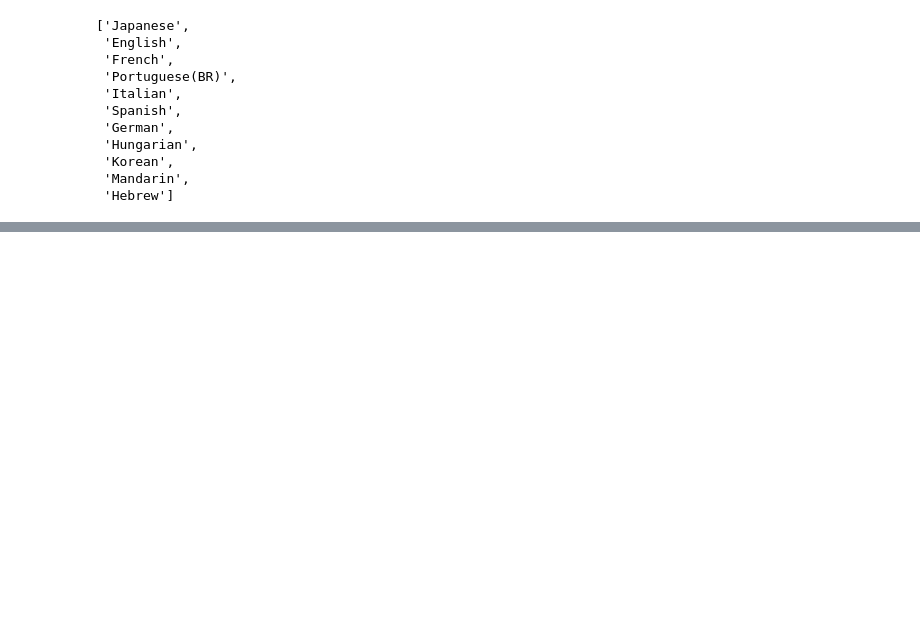
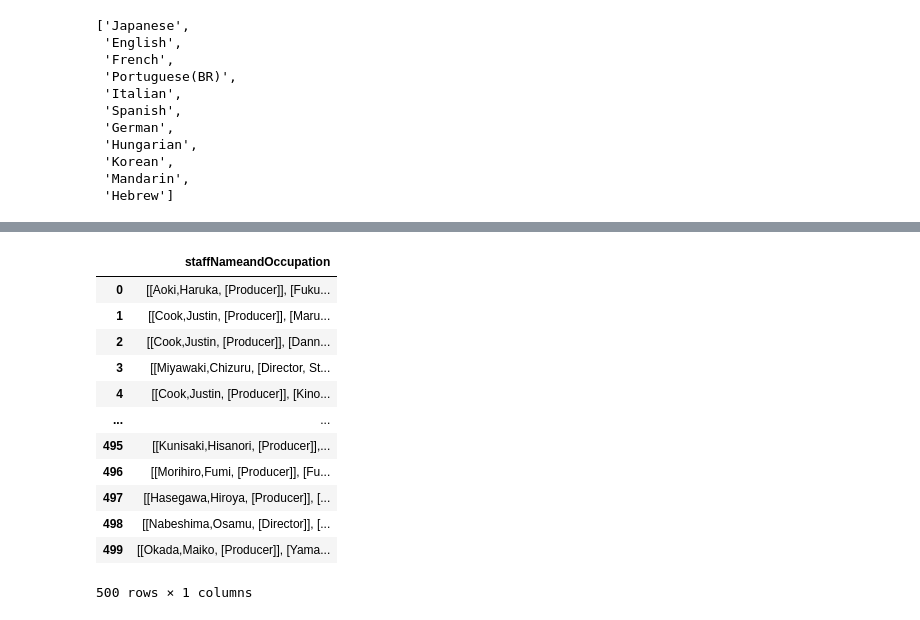
Before and after one commit to rborgesr/web_scraping, a Jupyter notebook: limpezadados.ipynb, the cells around one changed output, grey strips where cells are left out. Cells and saved outputs as stored; diff of their text form; code cells hidden in the pictures; blank space fills up the shorter version.

```diff
--- a/limpezadados.ipynb
+++ b/limpezadados.ipynb
@@ -412,3 +412,36 @@ staffNnO = pd.DataFrame(df["staffNameandOccupation"])
 # Limpeza dos dados
 for index, data in enumerate(staffNnO["staffNameandOccupation"]):
     staffNnO["staffNameandOccupation"][index] = staffNnO["staffNameandOccupation"][index].replace("[[", "[")
+    staffNnO["staffNameandOccupation"][index] = staffNnO["staffNameandOccupation"][index].replace("]]", "]")
+    staffNnO["staffNameandOccupation"][index] = staffNnO["staffNameandOccupation"][index].replace("[\'", "")
+    staffNnO["staffNameandOccupation"][index] = staffNnO["staffNameandOccupation"][index].replace("\'", "")
+    staffNnO["staffNameandOccupation"][index] = staffNnO["staffNameandOccupation"][index].replace("], ", ";")
+    staffNnO["staffNameandOccupation"][index] = staffNnO["staffNameandOccupation"][index].replace("]", "")
+# %%
+#Fazer split com base no indice
+for index, data in enumerate(staffNnO["staffNameandOccupation"]):
+    staffNnO["staffNameandOccupation"][index] = staffNnO["staffNameandOccupation"][index].split(";")
+    for i, info in enumerate(staffNnO["staffNameandOccupation"][index]):
+        staffNnO["staffNameandOccupation"][index][i] = staffNnO["staffNameandOccupation"][index][i].split(", ")
+# %%
+#Gera o dataframe
+for i in range(len(staffNnO["staffNameandOccupation"])):
+    for j, job in enumerate(staffNnO["staffNameandOccupation"][i]):
+        if len(staffNnO["staffNameandOccupation"][i][j]) > 1:
+            staffNnO["staffNameandOccupation"][i][j][-1] = staffNnO["staffNameandOccupation"][i][j][1].split(",")
+# %%
+staffNnO
+# %% [output]
+|  | staffNameandOccupation |
+| 0 | [[Aoki,Haruka, [Producer]], [Fuku... |
+| 1 | [[Cook,Justin, [Producer]], [Maru... |
+| 2 | [[Cook,Justin, [Producer]], [Dann... |
+| 3 | [[Miyawaki,Chizuru, [Director, St... |
+| 4 | [[Cook,Justin, [Producer]], [Kino... |
+| ... | ... |
+| 495 | [[Kunisaki,Hisanori, [Producer]],... |
+| 496 | [[Morihiro,Fumi, [Producer]], [Fu... |
+| 497 | [[Hasegawa,Hiroya, [Producer]], [... |
+| 498 | [[Nabeshima,Osamu, [Director]], [... |
+| 499 | [[Okada,Maiko, [Producer]], [Yama... |
+500 rows × 1 columns
```
Also changed, not shown: parts of 6 cells of this notebook, 2 other files.
